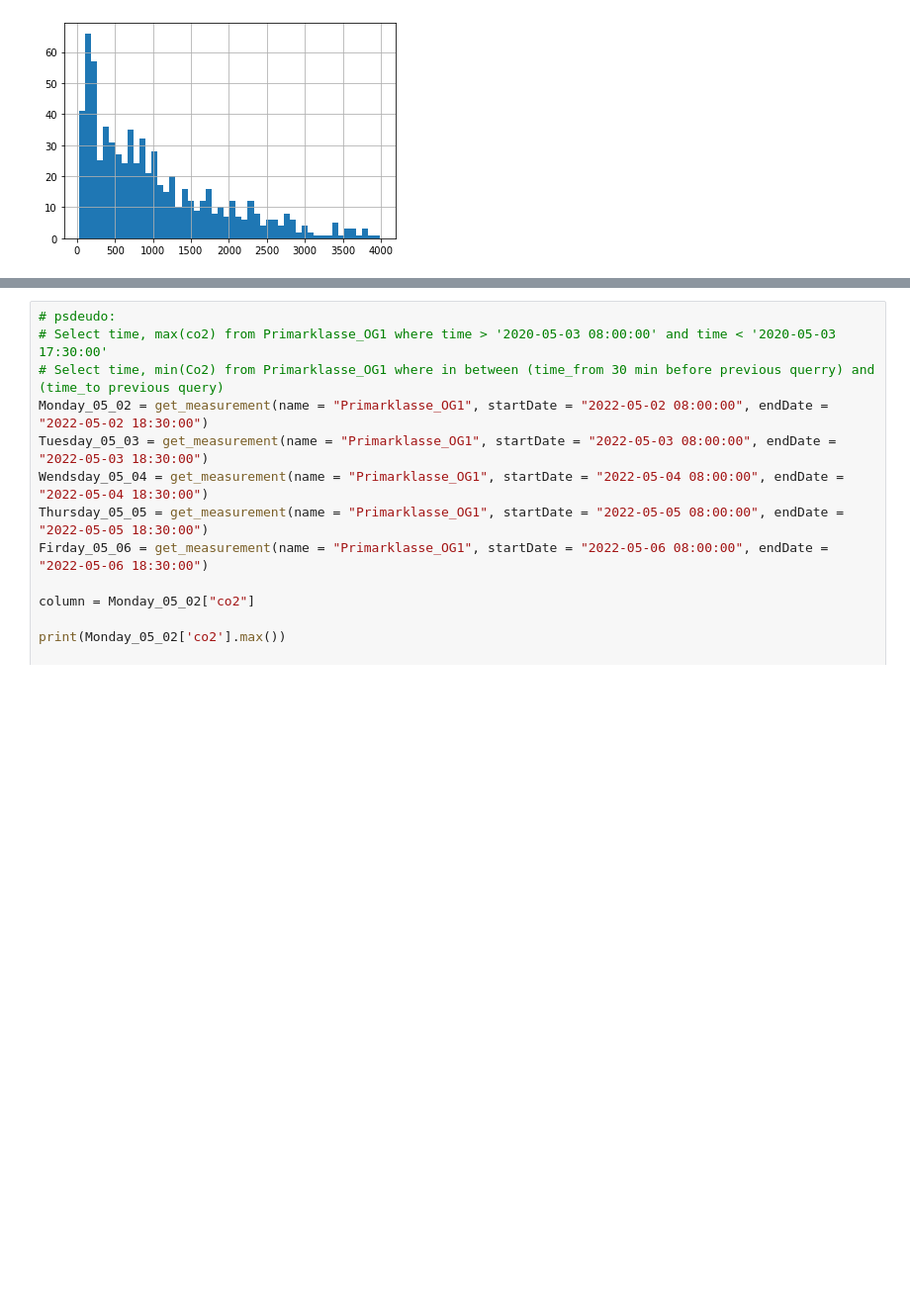
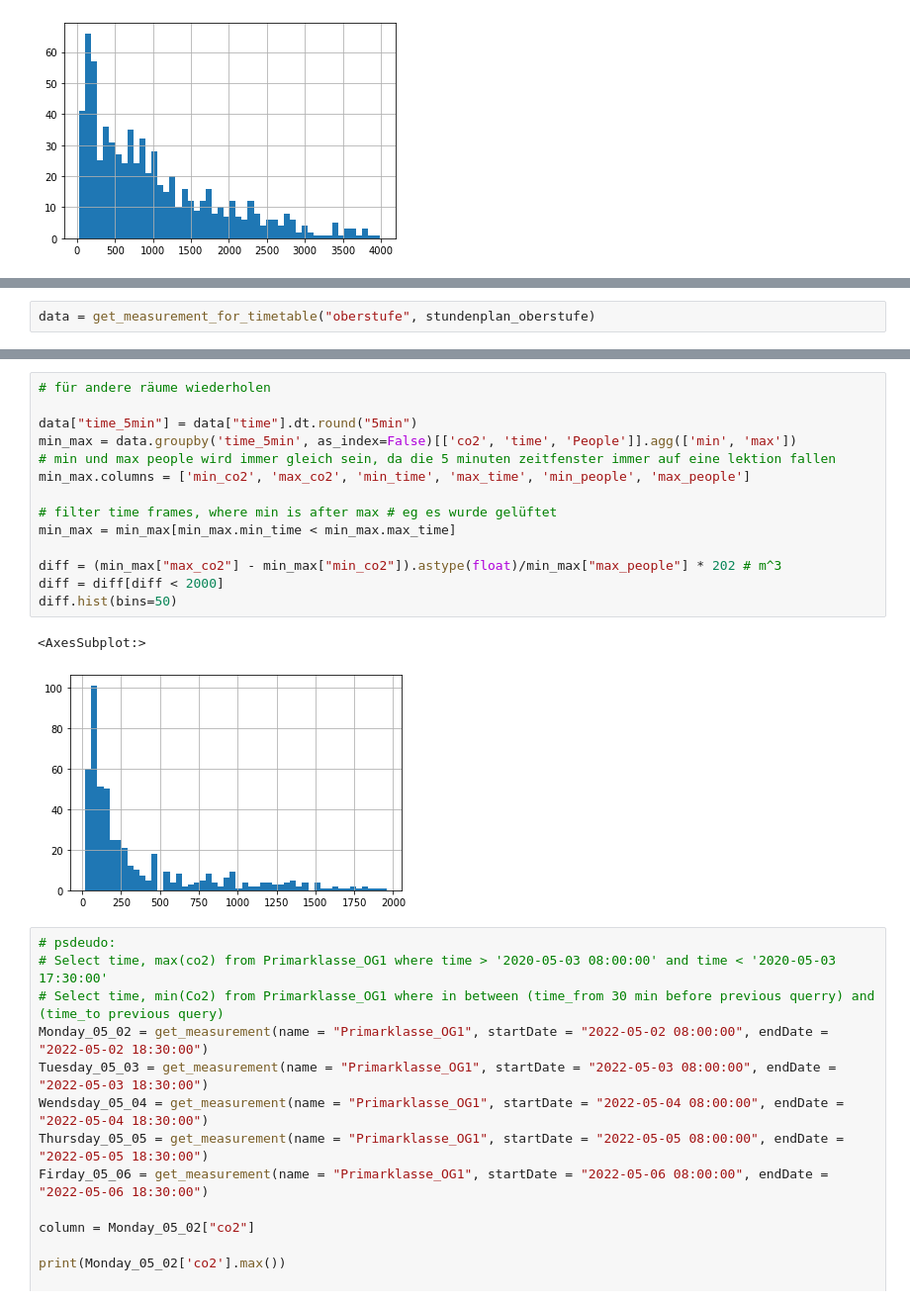
Before and after one commit to Smart-Classroom-Challenge/Data-Evaluation, a Jupyter notebook: data-evaluation.ipynb, the cells around one changed output, grey strips where cells are left out. Shown at 99% size. Drawn from its saved outputs; the diff is of its cells as text; blank space fills up the shorter version.

Commit message:
Added: CO2 Ausstoss für andere Personen

```diff
--- a/data-evaluation.ipynb
+++ b/data-evaluation.ipynb
@@ -638,0 +706,2 @@ diff.hist(bins=50)
+# %%
+data = get_measurement_for_timetable("oberstufe", stundenplan_oberstufe)
@@ -639,3 +710,20 @@ diff.hist(bins=50)
+# %%
+# für andere räume wiederholen
+
+data["time_5min"] = data["time"].dt.round("5min")
+min_max = data.groupby('time_5min', as_index=False)[['co2', 'time', 'People']].agg(['min', 'max'])
+# min und max people wird immer gleich sein, da die 5 minuten zeitfenster immer auf eine lektion fallen
+min_max.columns = ['min_co2', 'max_co2', 'min_time', 'max_time', 'min_people', 'max_people']
+
+# filter time frames, where min is after max # eg es wurde gelüftet
+min_max = min_max[min_max.min_time < min_max.max_time]
+
+diff = (min_max["max_co2"] - min_max["min_co2"]).astype(float)/min_max["max_people"] * 202 # m^3
+diff = diff[diff < 2000]
+diff.hist(bins=50)
+# %% [output]
+<AxesSubplot:>
+[figure, added]
 # %%
 # psdeudo:
 # Select time, max(co2) from Primarklasse_OG1 where time > '2020-05-03 08:00:00' and time < '2020-05-03 17:30:00'
```
Also changed, not shown: parts of 5 cells of this notebook.
